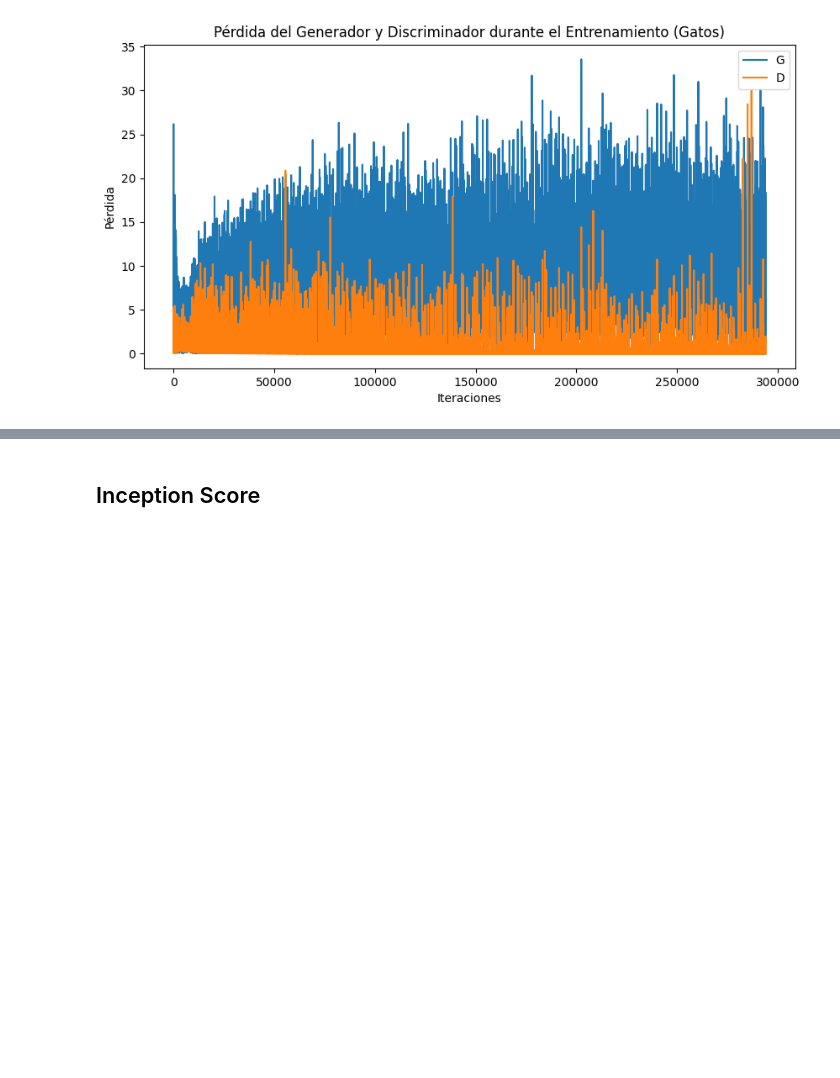
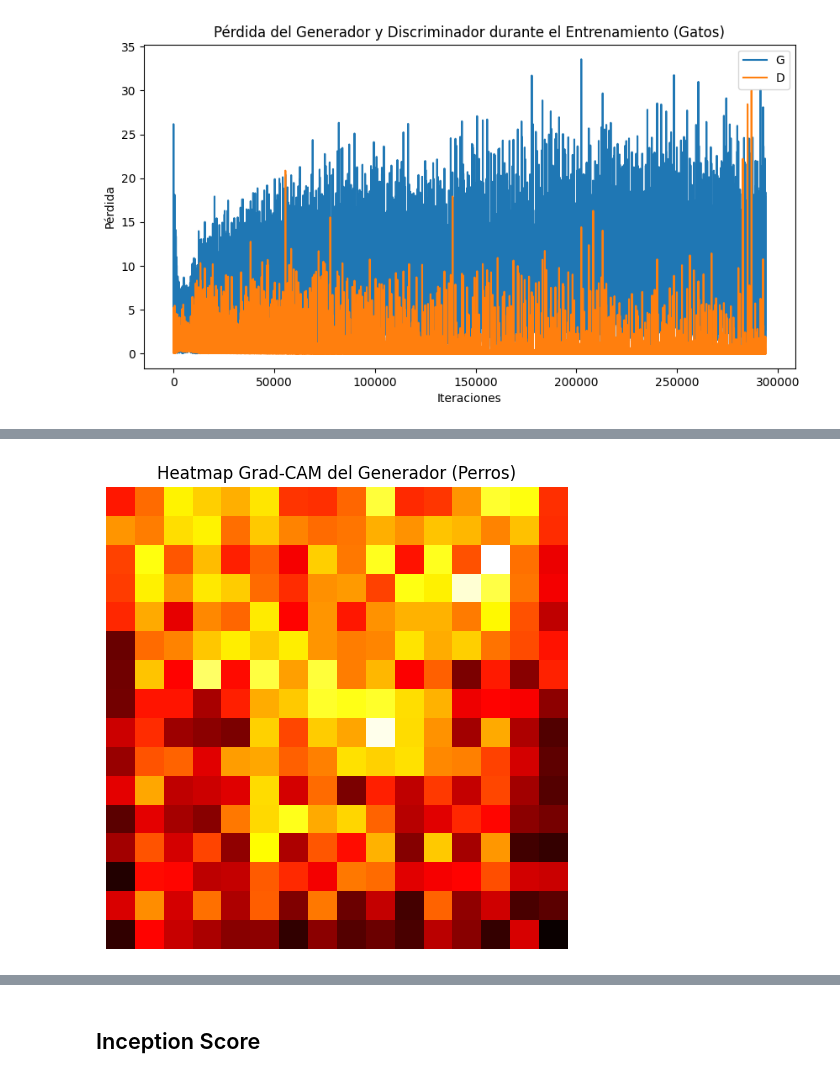
Before and after one commit to TheKiesling/DoGAN, a Jupyter notebook: dogan.ipynb, the cells around one changed output, grey strips where cells are left out. Cells and saved outputs as stored; diff of their text form; code cells hidden in the pictures; blank space fills up the shorter version.

```diff
--- a/dogan.ipynb
+++ b/dogan.ipynb
@@ -366,0 +485,17 @@ plt.show()
+# %%
+# Instanciar el generador modificado
+netG_dogs_with_gradcam = GeneratorWithGradCAM(nz, ngf, nc).to(device)
+netG_dogs_with_gradcam.load_state_dict(netG_dogs_loaded.state_dict())
+
+# Generar el heatmap con Grad-CAM
+num_images = 50  # Puedes ajustar este número
+average_heatmap_dogs = generate_generator_gradcam_heatmap(netG_dogs_with_gradcam, netD_dogs_loaded, num_images)
+
+# Visualizar el heatmap
+plt.figure(figsize=(6,6))
+plt.imshow(average_heatmap_dogs, cmap='hot')
+plt.title('Heatmap Grad-CAM del Generador (Perros)')
+plt.axis('off')
+plt.show()
+# %% [output]
+[figure, added]
```
Also changed, not shown: parts of 16 cells of this notebook.
